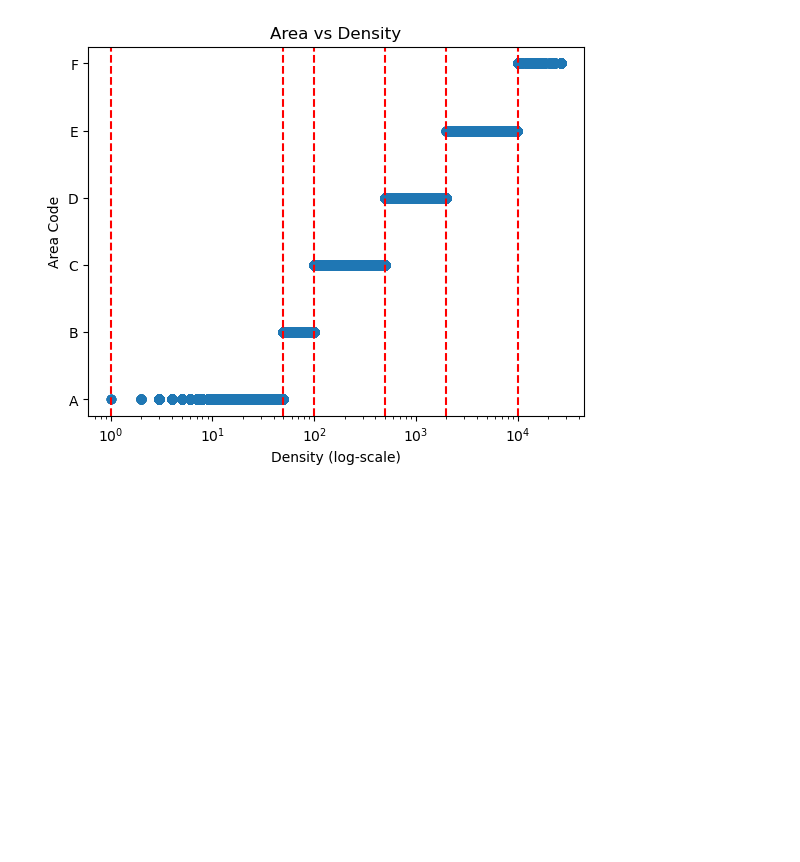
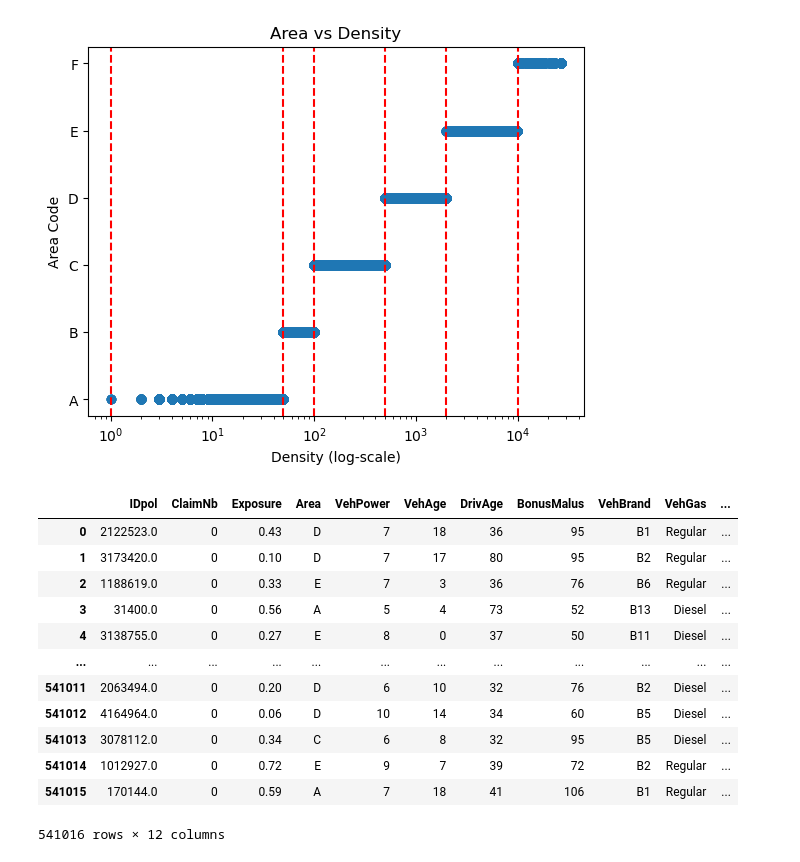
Before and after one commit to BossThePro/MLProject-Group-SR, a Jupyter notebook: test.ipynb, the cells around one changed output. Drawn from its saved outputs; the diff is of its cells as text; code cells hidden in the pictures; blank space fills up the shorter version.

```diff
--- a/test.ipynb
+++ b/test.ipynb
@@ -403,3 +403,22 @@ plt.title("Area vs Density")
 # %% [output]
 Text(0.5, 1.0, 'Area vs Density')
 [figure]
+# %%
+import pandas as pd
+import matplotlib.pyplot as plt
+
+df = pd.read_csv(r"data\claims_train_final.csv")
+# %% [output]
+|  | IDpol | ClaimNb | Exposure | Area | VehPower | VehAge | DrivAge | BonusMalus | VehBrand | VehGas | ... |
+| 0 | 2122523.0 | 0 | 0.43 | D | 7 | 18 | 36 | 95 | B1 | Regular | ... |
+| 1 | 3173420.0 | 0 | 0.10 | D | 7 | 17 | 80 | 95 | B2 | Regular | ... |
+| 2 | 1188619.0 | 0 | 0.33 | E | 7 | 3 | 36 | 76 | B6 | Regular | ... |
+| 3 | 31400.0 | 0 | 0.56 | A | 5 | 4 | 73 | 52 | B13 | Diesel | ... |
+| 4 | 3138755.0 | 0 | 0.27 | E | 8 | 0 | 37 | 50 | B11 | Diesel | ... |
+| ... | ... | ... | ... | ... | ... | ... | ... | ... | ... | ... | ... |
+| 541011 | 2063494.0 | 0 | 0.20 | D | 6 | 10 | 32 | 76 | B2 | Diesel | ... |
+| 541012 | 4164964.0 | 0 | 0.06 | D | 10 | 14 | 34 | 60 | B5 | Diesel | ... |
+| 541013 | 3078112.0 | 0 | 0.34 | C | 6 | 8 | 32 | 95 | B5 | Diesel | ... |
+| 541014 | 1012927.0 | 0 | 0.72 | E | 9 | 7 | 39 | 72 | B2 | Regular | ... |
+| 541015 | 170144.0 | 0 | 0.59 | A | 7 | 18 | 41 | 106 | B1 | Regular | ... |
+541016 rows × 12 columns
```
Also changed, not shown: parts of 1 cell of this notebook, 1 other file.
